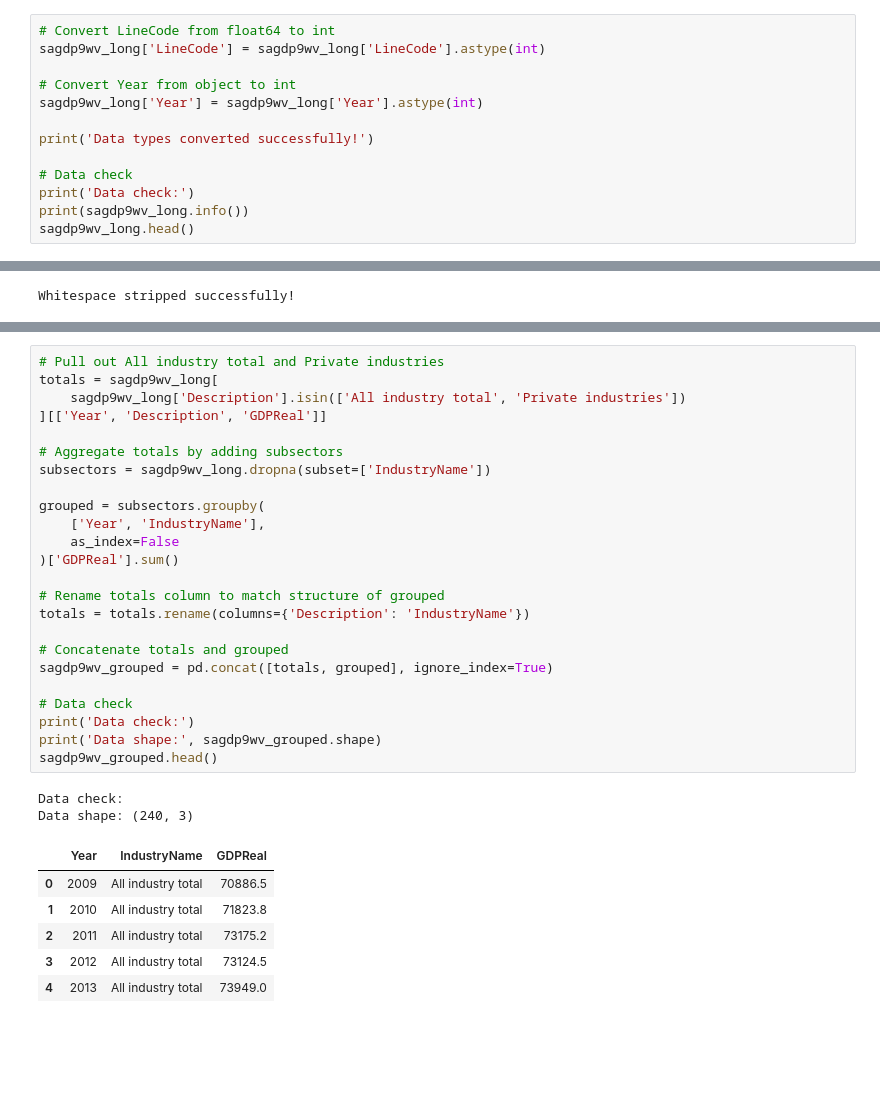
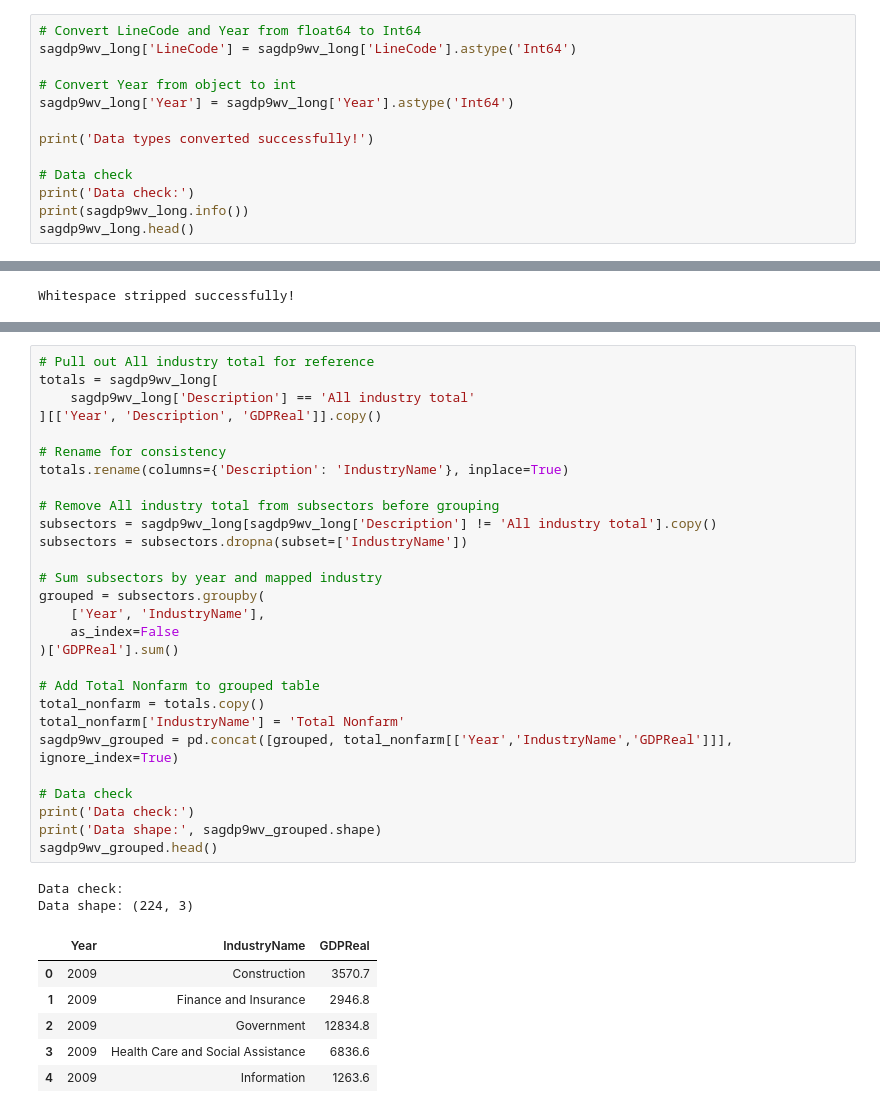
Before and after one commit to bgizzle78/nf-insights-project, a Jupyter notebook: notebooks/bea_sagdp9_wv_data_cleaning.ipynb, the cells around one changed output, grey strips where cells are left out. Saved outputs shown, nothing was run; the diff lists cells and outputs as text; blank space fills up the shorter version.

```diff
--- a/notebooks/bea_sagdp9_wv_data_cleaning.ipynb
+++ b/notebooks/bea_sagdp9_wv_data_cleaning.ipynb
@@ -131,11 +131,11 @@ dtypes: float64(2), object(5)
 memory usage: 80.6+ KB
 None
 # %%
-# Convert LineCode from float64 to int
-sagdp9wv_long['LineCode'] = sagdp9wv_long['LineCode'].astype(int)
+# Convert LineCode and Year from float64 to Int64
+sagdp9wv_long['LineCode'] = sagdp9wv_long['LineCode'].astype('Int64')
 
 # Convert Year from object to int
-sagdp9wv_long['Year'] = sagdp9wv_long['Year'].astype(int)
+sagdp9wv_long['Year'] = sagdp9wv_long['Year'].astype('Int64')
 
 print('Data types converted successfully!')
 
@@ -365,36 +350,40 @@ Unmapped BEA industries (if any): ['Private industries' 'Agriculture, forestry,
 # %%
-# Pull out All industry total and Private industries
+# Pull out All industry total for reference
 totals = sagdp9wv_long[
-    sagdp9wv_long['Description'].isin(['All industry total', 'Private industries'])
-][['Year', 'Description', 'GDPReal']]
+    sagdp9wv_long['Description'] == 'All industry total'
+][['Year', 'Description', 'GDPReal']].copy()
 
-# Aggregate totals by adding subsectors
-subsectors = sagdp9wv_long.dropna(subset=['IndustryName'])
+# Rename for consistency
+totals.rename(columns={'Description': 'IndustryName'}, inplace=True)
 
+# Remove All industry total from subsectors before grouping
+subsectors = sagdp9wv_long[sagdp9wv_long['Description'] != 'All industry total'].copy()
+subsectors = subsectors.dropna(subset=['IndustryName'])
+
+# Sum subsectors by year and mapped industry
 grouped = subsectors.groupby(
     ['Year', 'IndustryName'],
     as_index=False
 )['GDPReal'].sum()
 
-# Rename totals column to match structure of grouped
-totals = totals.rename(columns={'Description': 'IndustryName'})
-
-# Concatenate totals and grouped
-sagdp9wv_grouped = pd.concat([totals, grouped], ignore_index=True)
+# Add Total Nonfarm to grouped table
+total_nonfarm = totals.copy()
+total_nonfarm['IndustryName'] = 'Total Nonfarm'
+sagdp9wv_grouped = pd.concat([grouped, total_nonfarm[['Year','IndustryName','GDPReal']]], ignore_index=True)
 
 # Data check
 print('Data check:')
 print('Data shape:', sagdp9wv_grouped.shape)
 sagdp9wv_grouped.head()
 # %% [output]
 Data check:
-Data shape: (240, 3)
+Data shape: (224, 3)
 |  | Year | IndustryName | GDPReal |
-| 0 | 2009 | All industry total | 70886.5 |
-| 1 | 2010 | All industry total | 71823.8 |
-| 2 | 2011 | All industry total | 73175.2 |
-| 3 | 2012 | All industry total | 73124.5 |
-| 4 | 2013 | All industry total | 73949.0 |
+| 0 | 2009 | Construction | 3570.7 |
+| 1 | 2009 | Finance and Insurance | 2946.8 |
+| 2 | 2009 | Government | 12834.8 |
+| 3 | 2009 | Health Care and Social Assistance | 6836.6 |
+| 4 | 2009 | Information | 1263.6 |
 # %%
 # Round gdp values
 sagdp9wv_grouped['GDPReal'] = sagdp9wv_grouped['GDPReal'].round(1)
```
Also changed, not shown: parts of 11 cells of this notebook.
